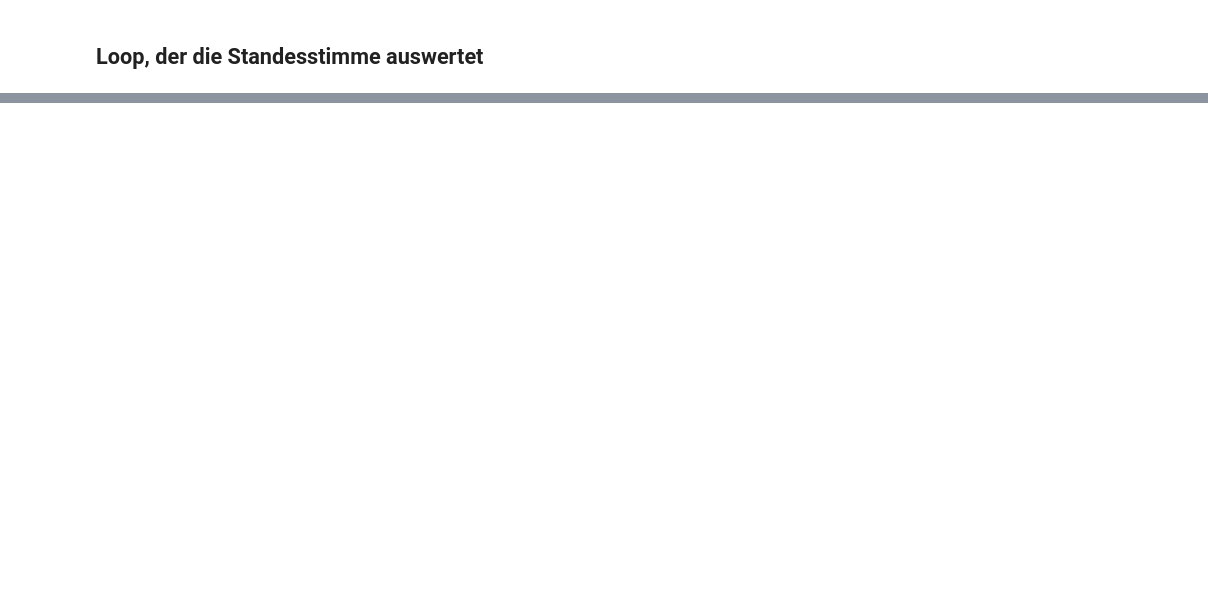
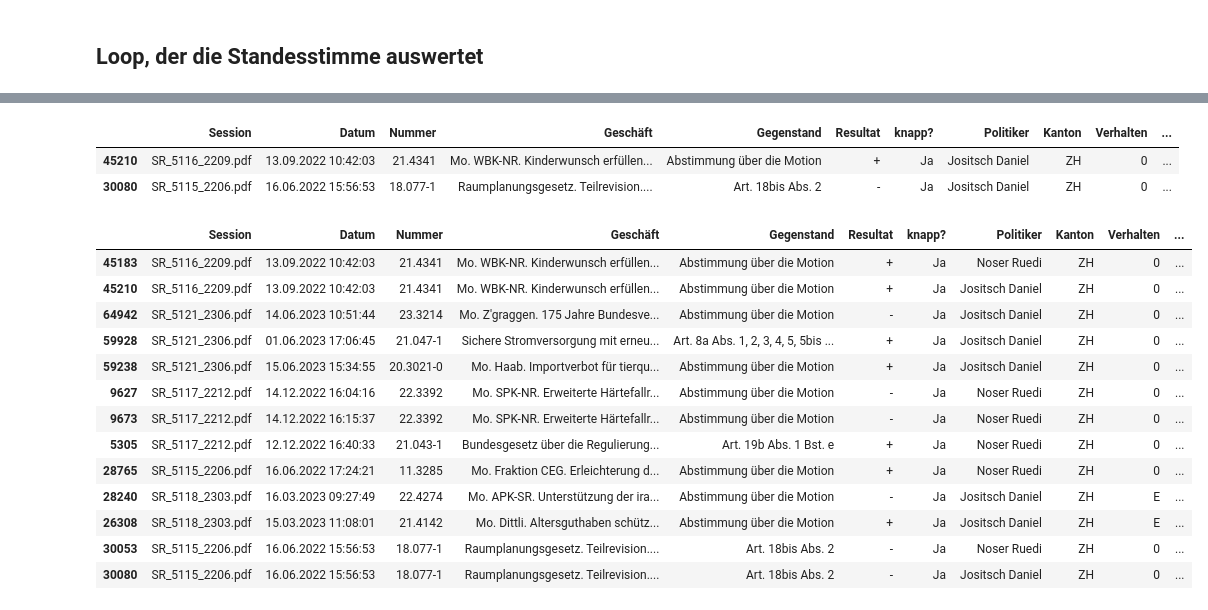
Before and after one commit to Meutermaere/3_Projeke, a Jupyter notebook: 202309_NZZ_Staenderaete/5_Kompletter Superloop.ipynb, the cells around one changed output, grey strips where cells are left out. Saved outputs shown, nothing was run; the diff lists cells and outputs as text; code cells hidden in the pictures; blank space fills up the shorter version.

```diff
--- a/202309_NZZ_Staenderaete/5_Kompletter Superloop.ipynb
+++ b/202309_NZZ_Staenderaete/5_Kompletter Superloop.ipynb
@@ -431 +445,24 @@ Name: Kanton, dtype: int64
+# %%
+df_komplett[df_komplett["Politiker"] == "Jositsch Daniel"][df_komplett["Standesstimme"] == "beide absent"][df_komplett["knapp?"] == "Ja"]
+# %% [output]
+|  | Session | Datum | Nummer | Geschäft | Gegenstand | Resultat | knapp? | Politiker | Kanton | Verhalten | ... |
+| 45210 | SR_5116_2209.pdf | 13.09.2022 10:42:03 | 21.4341 | Mo. WBK-NR. Kinderwunsch erfüllen... | Abstimmung über die Motion | + | Ja | Jositsch Daniel | ZH | 0 | ... |
+| 30080 | SR_5115_2206.pdf | 16.06.2022 15:56:53 | 18.077-1 | Raumplanungsgesetz. Teilrevision.... | Art. 18bis Abs. 2 | - | Ja | Jositsch Daniel | ZH | 0 | ... |
+# %%
+df_komplett[df_komplett["Kanton"] == "ZH"][df_komplett["Verhalten"].isin (["0", "E"])][df_komplett["knapp?"] == "Ja"]
+# %% [output]
+|  | Session | Datum | Nummer | Geschäft | Gegenstand | Resultat | knapp? | Politiker | Kanton | Verhalten | ... |
+| 45183 | SR_5116_2209.pdf | 13.09.2022 10:42:03 | 21.4341 | Mo. WBK-NR. Kinderwunsch erfüllen... | Abstimmung über die Motion | + | Ja | Noser Ruedi | ZH | 0 | ... |
+| 45210 | SR_5116_2209.pdf | 13.09.2022 10:42:03 | 21.4341 | Mo. WBK-NR. Kinderwunsch erfüllen... | Abstimmung über die Motion | + | Ja | Jositsch Daniel | ZH | 0 | ... |
+| 64942 | SR_5121_2306.pdf | 14.06.2023 10:51:44 | 23.3214 | Mo. Z'graggen. 175 Jahre Bundesve... | Abstimmung über die Motion | - | Ja | Jositsch Daniel | ZH | 0 | ... |
+| 59928 | SR_5121_2306.pdf | 01.06.2023 17:06:45 | 21.047-1 | Sichere Stromversorgung mit erneu... | Art. 8a Abs. 1, 2, 3, 4, 5, 5bis ... | + | Ja | Jositsch Daniel | ZH | 0 | ... |
+| 59238 | SR_5121_2306.pdf | 15.06.2023 15:34:55 | 20.3021-0 | Mo. Haab. Importverbot für tierqu... | Abstimmung über die Motion | + | Ja | Jositsch Daniel | ZH | 0 | ... |
+| 9627 | SR_5117_2212.pdf | 14.12.2022 16:04:16 | 22.3392 | Mo. SPK-NR. Erweiterte Härtefallr... | Abstimmung über die Motion | - | Ja | Noser Ruedi | ZH | 0 | ... |
+| 9673 | SR_5117_2212.pdf | 14.12.2022 16:15:37 | 22.3392 | Mo. SPK-NR. Erweiterte Härtefallr... | Abstimmung über die Motion | - | Ja | Noser Ruedi | ZH | 0 | ... |
+| 5305 | SR_5117_2212.pdf | 12.12.2022 16:40:33 | 21.043-1 | Bundesgesetz über die Regulierung... | Art. 19b Abs. 1 Bst. e | + | Ja | Noser Ruedi | ZH | 0 | ... |
+| 28765 | SR_5115_2206.pdf | 16.06.2022 17:24:21 | 11.3285 | Mo. Fraktion CEG. Erleichterung d... | Abstimmung über die Motion | + | Ja | Noser Ruedi | ZH | 0 | ... |
+| 28240 | SR_5118_2303.pdf | 16.03.2023 09:27:49 | 22.4274 | Mo. APK-SR. Unterstützung der ira... | Abstimmung über die Motion | - | Ja | Jositsch Daniel | ZH | E | ... |
+| 26308 | SR_5118_2303.pdf | 15.03.2023 11:08:01 | 21.4142 | Mo. Dittli. Altersguthaben schütz... | Abstimmung über die Motion | + | Ja | Jositsch Daniel | ZH | E | ... |
+| 30053 | SR_5115_2206.pdf | 16.06.2022 15:56:53 | 18.077-1 | Raumplanungsgesetz. Teilrevision.... | Art. 18bis Abs. 2 | - | Ja | Noser Ruedi | ZH | 0 | ... |
+| 30080 | SR_5115_2206.pdf | 16.06.2022 15:56:53 | 18.077-1 | Raumplanungsgesetz. Teilrevision.... | Art. 18bis Abs. 2 | - | Ja | Jositsch Daniel | ZH | 0 | ... |
 # %%
```
Also changed, not shown: parts of 31 cells of this notebook, 7 other files.
